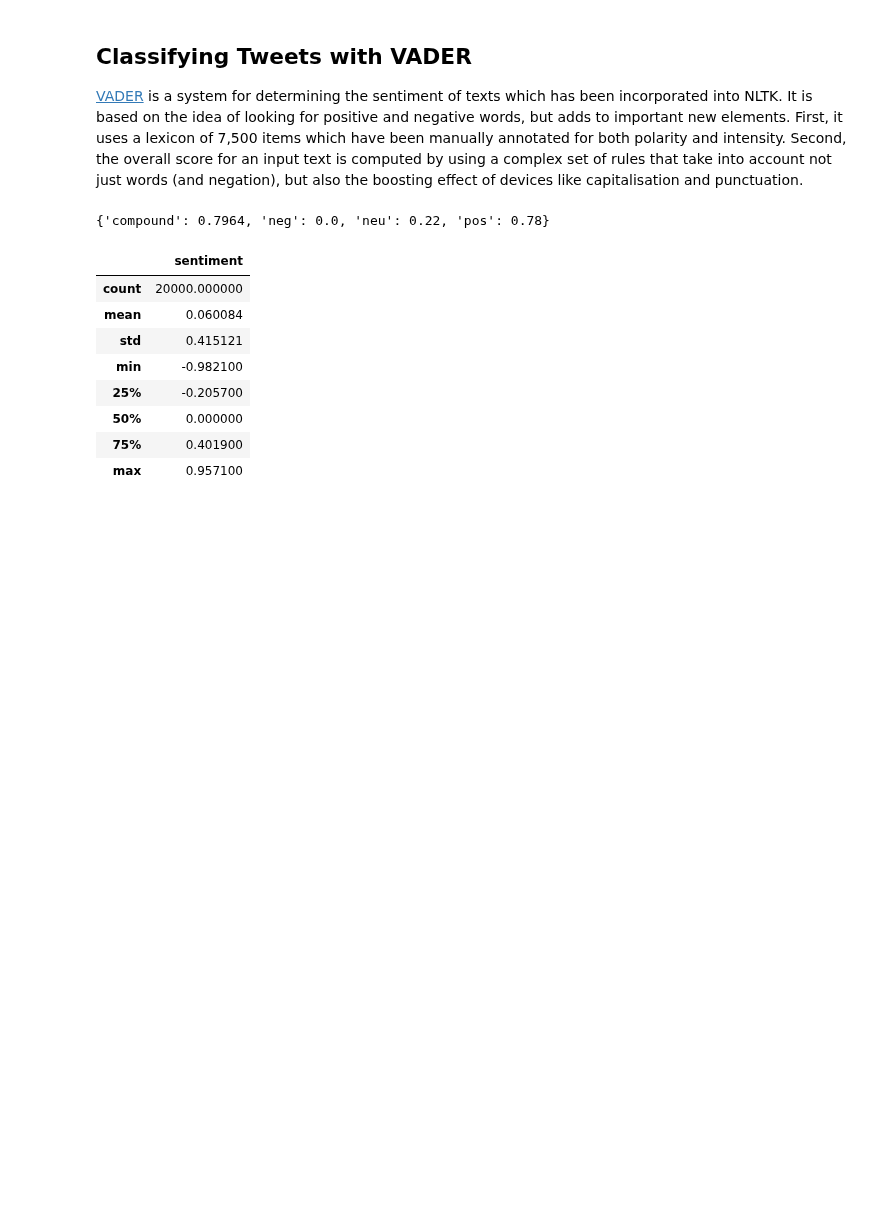
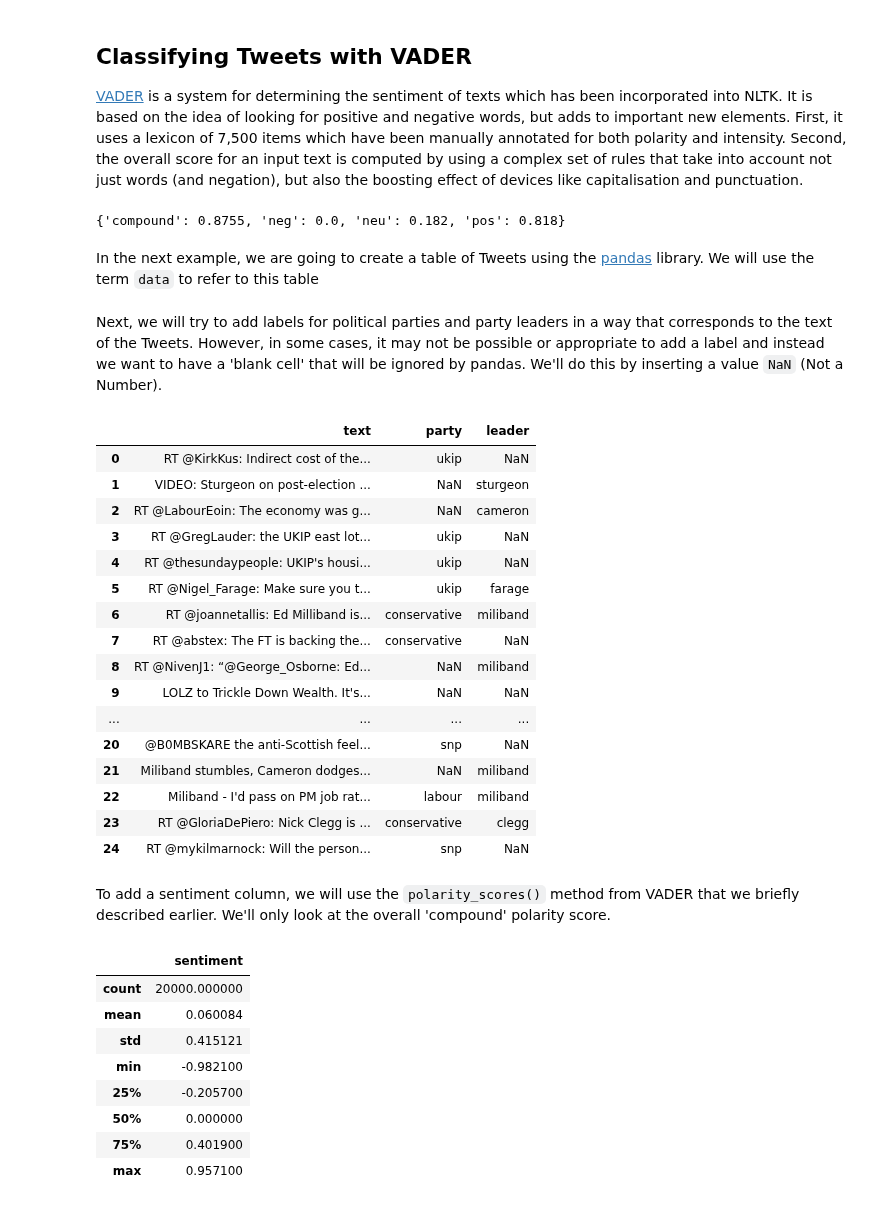
Before and after one commit to edinburghlivinglab/dds-notebooks, a Jupyter notebook: mudr_notebooks/TwitterSentiment.ipynb, the cells around one changed output. Cells and saved outputs as stored; diff of their text form; code cells hidden in the pictures; blank space fills up the shorter version.

```diff
--- a/mudr_notebooks/TwitterSentiment.ipynb
+++ b/mudr_notebooks/TwitterSentiment.ipynb
@@ -122,10 +122,12 @@ Things become more complicated when negation enter into the picture. The next ex
 from nltk.sentiment import SentimentIntensityAnalyzer
 sia = SentimentIntensityAnalyzer()
 # %%
-sia.polarity_scores("I am happy and virtuous")
+sia.polarity_scores("I REALLY adore Starwars!!!!! :-)")
 # %% [output]
-{'compound': 0.7964, 'neg': 0.0, 'neu': 0.22, 'pos': 0.78}
+{'compound': 0.8755, 'neg': 0.0, 'neu': 0.182, 'pos': 0.818}
 # %%
 full_tweets = twitter_samples.docs('tweets.20150430-223406.json')
+# %% [markdown]
+In the next example, we are going to create a table of Tweets using the [pandas](http://pandas.pydata.org) library. We will use the term `data` to refer to this table
 # %%
 import pandas as pd
@@ -135,40 +137,58 @@ data['text'] = [t['text'] for t in full_tweets]
+# %% [markdown]
+Next, we will try to add labels for political parties and party leaders in a way that corresponds to the text of the Tweets. However, in some cases, it may not be possible or appropriate to add a label and instead we want to have a 'blank cell' that will be ignored by pandas. We'll do this by inserting a value `NaN` (Not a Number).
 # %%
 parties = {}
 parties['conservative'] = set(['osborne', 'portillo', 'pickles', 'tory', 'tories',
                                 'torie', 'voteconservative', 'conservative', 'conservatives', 'bullingdon', 'telegraph'])
 parties['labour'] = set(['uklabour', 'scottishlabour', 'labour', 'lab', 'murphy'])
 parties['libdem'] = set(['libdem', 'libdems', 'dems', 'alexander'])
 parties['ukip'] = set(['ukip', 'davidcoburnukip'])
 parties['snp'] = set(['salmond', 'snp', 'snpwin', 'votesnp', 'snpbecause', 'scotland',
                        'scotlands', 'scottish', 'indyref', 'independence', 'celebs4indy'])
 
 leaders = {}
 leaders['cameron'] = set(['cameron', 'david_cameron', 'davidcameron','dave', 'davecamm'])
 leaders['miliband'] = set(['miliband', 'ed_miliband', 'edmiliband', 'edm', 'milliband', 'ed', 'edforchange', 'edforpm', 'milifandom'])
 leaders['clegg'] = set(['clegg'])
 leaders['farage'] = set(['farage', 'nigel_farage', 'nsegel', 'askfarage', 'asknigelfarage', 'asknigelfar'])
 leaders['sturgeon'] = set(['sturgeon', 'nicola_sturgeon', 'nicolasturgeon', 'nicola'])
 
-def tweet_classify(text, keywords, verbose=False):
-    label = NA
+def tweet_classify(text, keywords):
+    label = nan
     from nltk.tokenize import wordpunct_tokenize
     import operator
     toks = wordpunct_tokenize(text)
     toks_lower = [t.lower() for t in toks]
     d = {}
     for k in keywords:
         d[k] = len(keywords[k] & set(toks_lower))
-
     best = max(d.items(), key=operator.itemgetter(1))
     if best[1] > 0:
         label = best[0]
-    if verbose:
-        print(text)
-        print(best)
-        print(label)
     return label
 
 
 data['party'] = [tweet_classify(row['text'], parties) for index, row in data.iterrows()]
 data['leader'] = [tweet_classify(row['text'], leaders) for index, row in data.iterrows()]
+data.head(25)
+# %% [output]
+|  | text | party | leader |
+| 0 | RT @KirkKus: Indirect cost of the... | ukip | NaN |
+| 1 | VIDEO: Sturgeon on post-election ... | NaN | sturgeon |
+| 2 | RT @LabourEoin: The economy was g... | NaN | cameron |
+| 3 | RT @GregLauder: the UKIP east lot... | ukip | NaN |
+| 4 | RT @thesundaypeople: UKIP's housi... | ukip | NaN |
+| 5 | RT @Nigel_Farage: Make sure you t... | ukip | farage |
+| 6 | RT @joannetallis: Ed Milliband is... | conservative | miliband |
+| 7 | RT @abstex: The FT is backing the... | conservative | NaN |
+| 8 | RT @NivenJ1: “@George_Osborne: Ed... | NaN | miliband |
+| 9 | LOLZ to Trickle Down Wealth. It's... | NaN | NaN |
+| ... | ... | ... | ... |
+| 20 | @B0MBSKARE the anti-Scottish feel... | snp | NaN |
+| 21 | Miliband stumbles, Cameron dodges... | NaN | miliband |
+| 22 | Miliband - I'd pass on PM job rat... | labour | miliband |
+| 23 | RT @GloriaDePiero: Nick Clegg is ... | conservative | clegg |
+| 24 | RT @mykilmarnock: Will the person... | snp | NaN |
+# %% [markdown]
+To add a sentiment column, we will use the `polarity_scores()` method from VADER that we briefly described earlier. We'll only look at the overall 'compound' polarity score.
 # %%
```
Also changed, not shown: parts of 18 cells of this notebook.
